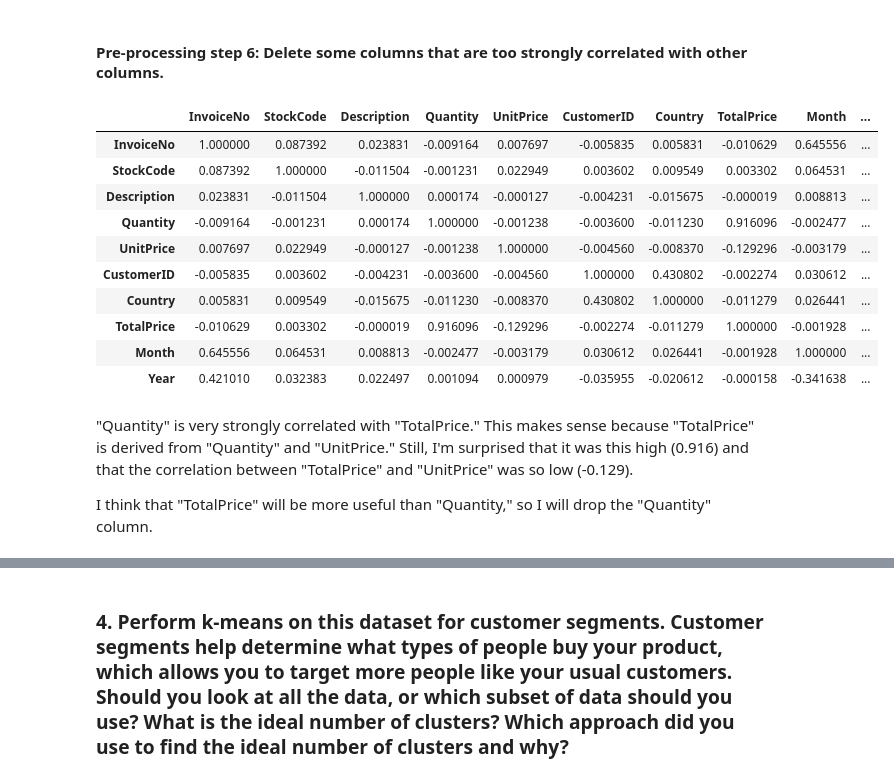
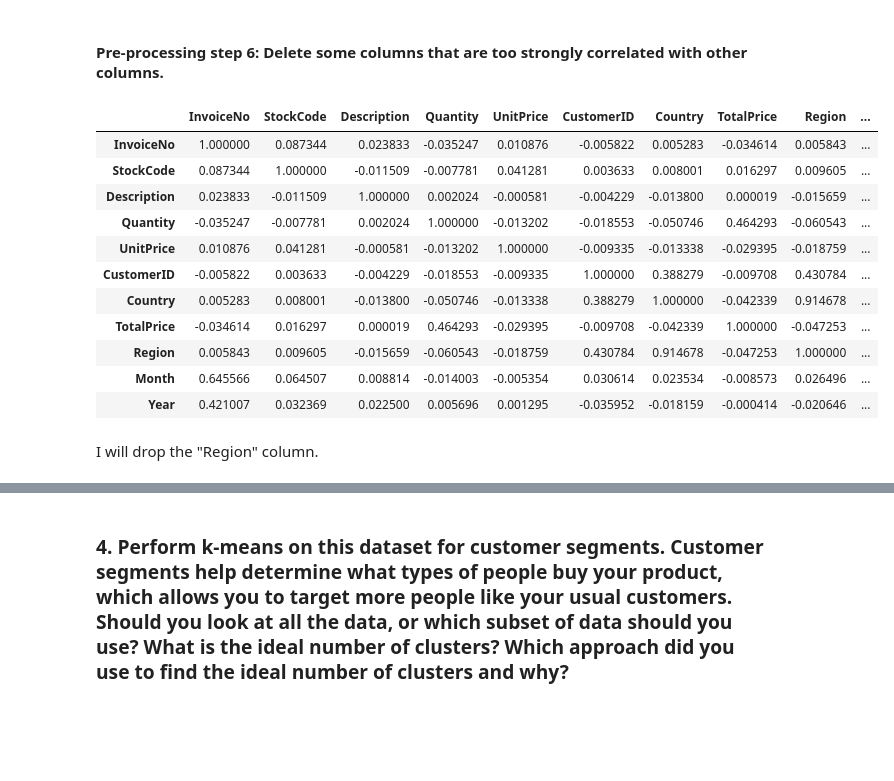
Before and after one commit to christina-schwa/Week19, a Jupyter notebook: Schwaller_Wk19_HW_unsupervised_learning.ipynb, the cells around one changed output, grey strips where cells are left out. Cells and saved outputs as stored; diff of their text form; code cells hidden in the pictures; blank space fills up the shorter version.

```diff
--- a/Schwaller_Wk19_HW_unsupervised_learning.ipynb
+++ b/Schwaller_Wk19_HW_unsupervised_learning.ipynb
@@ -299,2 +277,0 @@ description_tfidf = tfidf_vec.fit_transform(description_text)
-# %%
-commerce_natl_intl["Description Vector"] = description_tfidf
@@ -312,2 +277,0 @@ I don't think I can actually do anything with this, so I'll go ahead and drop th
-# %%
-commerce_natl_intl.drop(["Description Vector"], inplace=True, axis=1)
@@ -410,7 +368,7 @@ memory usage: 34.1+ MB
 # %%
 from sklearn.preprocessing import LabelEncoder
 le = LabelEncoder()
-string_columns = ["InvoiceNo", "StockCode", "Description", "Country"]
+string_columns = ["InvoiceNo", "StockCode", "Description", "Country", "Region"]
 commerce_natl_intl[string_columns] = commerce_natl_intl[string_columns].apply(le.fit_transform)
 # %%
 commerce_natl_intl.info()
@@ -446,0 +408,7 @@ commerce_natl_intl.describe(datetime_is_numeric=True)
+# %%
+commerce_no_zeros = commerce_natl_intl[(commerce_natl_intl['UnitPrice'] != 0)]
+commerce_no_zeros = commerce_no_zeros[(commerce_no_zeros['UnitPrice'] < 15000)]
+commerce_no_zeros = commerce_no_zeros[(commerce_no_zeros['TotalPrice'] < 50000)]
+commerce_no_zeros = commerce_no_zeros[(commerce_no_zeros['TotalPrice'] > -50000)]
+
+commerce_no_zeros.describe()
@@ -447,21 +425,20 @@ commerce_natl_intl.describe(datetime_is_numeric=True)
 # %% [markdown]
 #### Pre-processing step 6: Delete some columns that are too strongly correlated with other columns.
 # %%
-commerce_natl_intl.corr()
+commerce_no_zeros.corr()
 # %% [output]
-|  | InvoiceNo | StockCode | Description | Quantity | UnitPrice | CustomerID | Country | TotalPrice | Month | ... |
-| InvoiceNo | 1.000000 | 0.087392 | 0.023831 | -0.009164 | 0.007697 | -0.005835 | 0.005831 | -0.010629 | 0.645556 | ... |
-| StockCode | 0.087392 | 1.000000 | -0.011504 | -0.001231 | 0.022949 | 0.003602 | 0.009549 | 0.003302 | 0.064531 | ... |
-| Description | 0.023831 | -0.011504 | 1.000000 | 0.000174 | -0.000127 | -0.004231 | -0.015675 | -0.000019 | 0.008813 | ... |
-| Quantity | -0.009164 | -0.001231 | 0.000174 | 1.000000 | -0.001238 | -0.003600 | -0.011230 | 0.916096 | -0.002477 | ... |
-| UnitPrice | 0.007697 | 0.022949 | -0.000127 | -0.001238 | 1.000000 | -0.004560 | -0.008370 | -0.129296 | -0.003179 | ... |
-| CustomerID | -0.005835 | 0.003602 | -0.004231 | -0.003600 | -0.004560 | 1.000000 | 0.430802 | -0.002274 | 0.030612 | ... |
-| Country | 0.005831 | 0.009549 | -0.015675 | -0.011230 | -0.008370 | 0.430802 | 1.000000 | -0.011279 | 0.026441 | ... |
-| TotalPrice | -0.010629 | 0.003302 | -0.000019 | 0.916096 | -0.129296 | -0.002274 | -0.011279 | 1.000000 | -0.001928 | ... |
-| Month | 0.645556 | 0.064531 | 0.008813 | -0.002477 | -0.003179 | 0.030612 | 0.026441 | -0.001928 | 1.000000 | ... |
-| Year | 0.421010 | 0.032383 | 0.022497 | 0.001094 | 0.000979 | -0.035955 | -0.020612 | -0.000158 | -0.341638 | ... |
+|  | InvoiceNo | StockCode | Description | Quantity | UnitPrice | CustomerID | Country | TotalPrice | Region | ... |
+| InvoiceNo | 1.000000 | 0.087344 | 0.023833 | -0.035247 | 0.010876 | -0.005822 | 0.005283 | -0.034614 | 0.005843 | ... |
+| StockCode | 0.087344 | 1.000000 | -0.011509 | -0.007781 | 0.041281 | 0.003633 | 0.008001 | 0.016297 | 0.009605 | ... |
+| Description | 0.023833 | -0.011509 | 1.000000 | 0.002024 | -0.000581 | -0.004229 | -0.013800 | 0.000019 | -0.015659 | ... |
+| Quantity | -0.035247 | -0.007781 | 0.002024 | 1.000000 | -0.013202 | -0.018553 | -0.050746 | 0.464293 | -0.060543 | ... |
+| UnitPrice | 0.010876 | 0.041281 | -0.000581 | -0.013202 | 1.000000 | -0.009335 | -0.013338 | -0.029395 | -0.018759 | ... |
+| CustomerID | -0.005822 | 0.003633 | -0.004229 | -0.018553 | -0.009335 | 1.000000 | 0.388279 | -0.009708 | 0.430784 | ... |
+| Country | 0.005283 | 0.008001 | -0.013800 | -0.050746 | -0.013338 | 0.388279 | 1.000000 | -0.042339 | 0.914678 | ... |
+| TotalPrice | -0.034614 | 0.016297 | 0.000019 | 0.464293 | -0.029395 | -0.009708 | -0.042339 | 1.000000 | -0.047253 | ... |
+| Region | 0.005843 | 0.009605 | -0.015659 | -0.060543 | -0.018759 | 0.430784 | 0.914678 | -0.047253 | 1.000000 | ... |
+| Month | 0.645566 | 0.064507 | 0.008814 | -0.014003 | -0.005354 | 0.030614 | 0.023534 | -0.008573 | 0.026496 | ... |
+| Year | 0.421007 | 0.032369 | 0.022500 | 0.005696 | 0.001295 | -0.035952 | -0.018159 | -0.000414 | -0.020646 | ... |
-# %% [markdown]
-"Quantity" is very strongly correlated with "TotalPrice." This makes sense because "TotalPrice" is derived from "Quantity" and "UnitPrice." Still, I'm surprised that it was this high (0.916) and that the correlation between "TotalPrice" and "UnitPrice" was so low (-0.129).
-
-I think that "TotalPrice" will be more useful than "Quantity," so I will drop the "Quantity" column.
+# %% [markdown]
+I will drop the "Region" column.
 # %%
```
Also changed, not shown: parts of 57 cells of this notebook.
